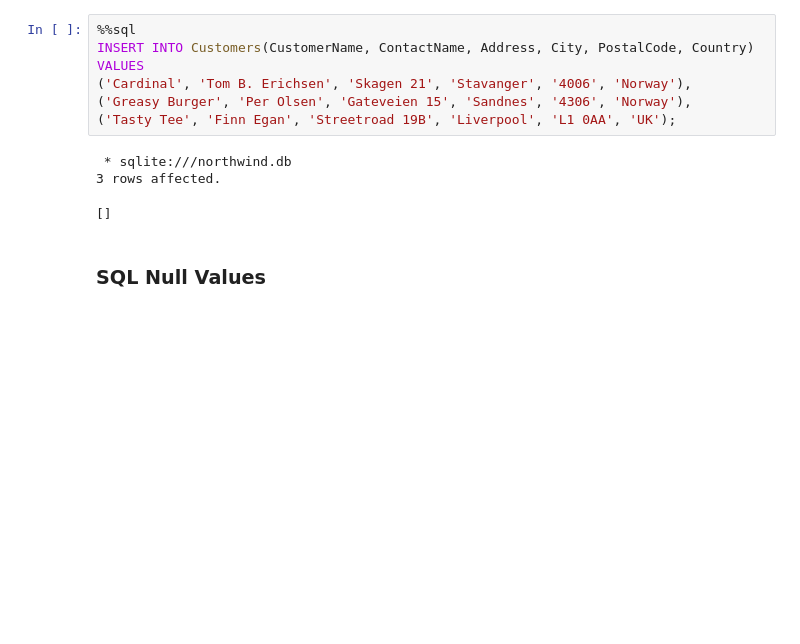
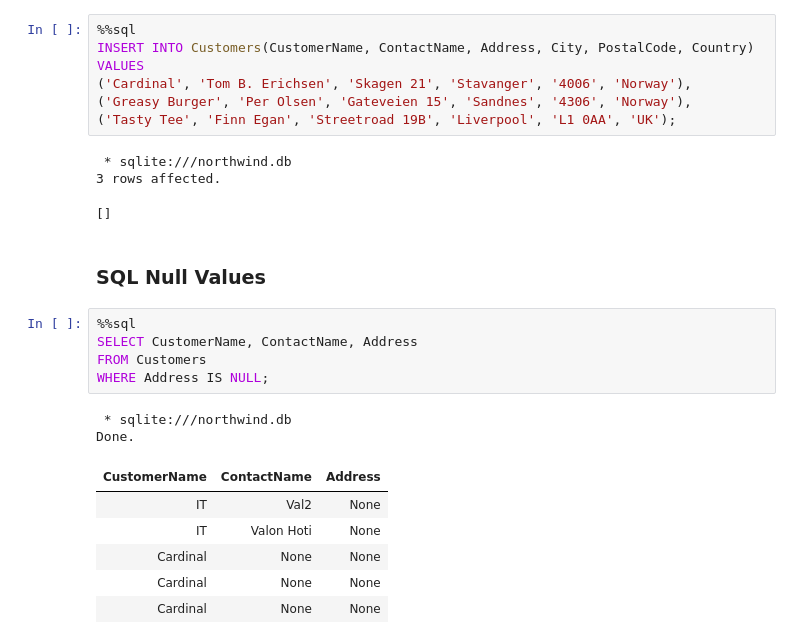
Before and after one commit to MAK8405/SQLHub, a Jupyter notebook: SQL.ipynb, the cells around one changed output. Drawn from its saved outputs; the diff is of its cells as text; blank space fills up the shorter version.

Commit message:
Finish SQL Null Values

```diff
--- a/SQL.ipynb
+++ b/SQL.ipynb
@@ -475,3 +480,17 @@ VALUES
 []
 # %% [markdown]
 ### SQL Null Values
+# %%
+%%sql
+SELECT CustomerName, ContactName, Address
+FROM Customers
+WHERE Address IS NULL;
+# %% [output]
+ * sqlite:///northwind.db
+Done.
+| CustomerName | ContactName | Address |
+| IT | Val2 | None |
+| IT | Valon Hoti | None |
+| Cardinal | None | None |
+| Cardinal | None | None |
+| Cardinal | None | None |
```
Also changed, not shown: parts of 4 cells of this notebook.
